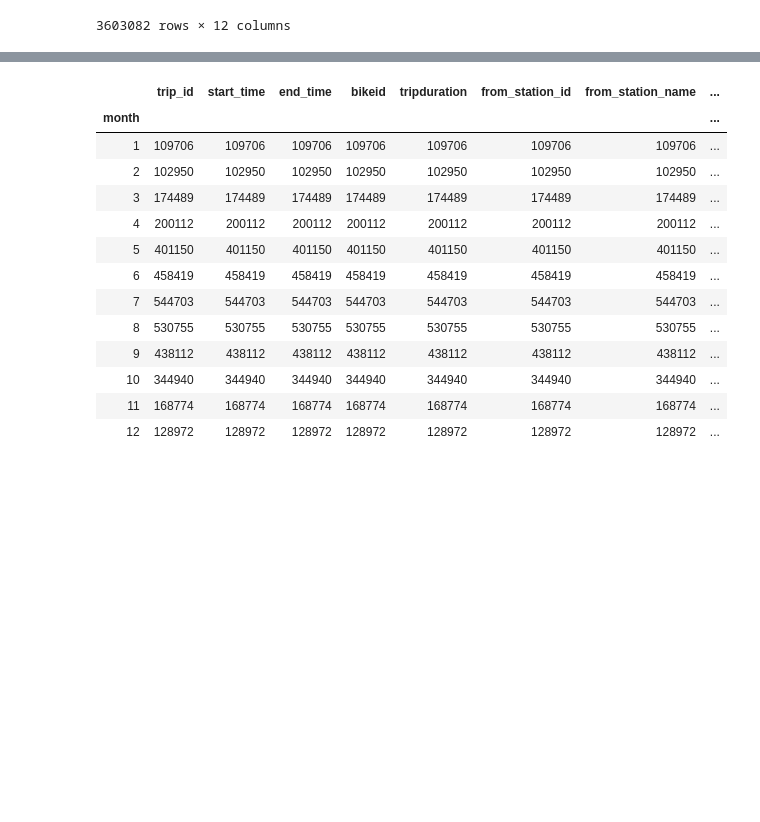
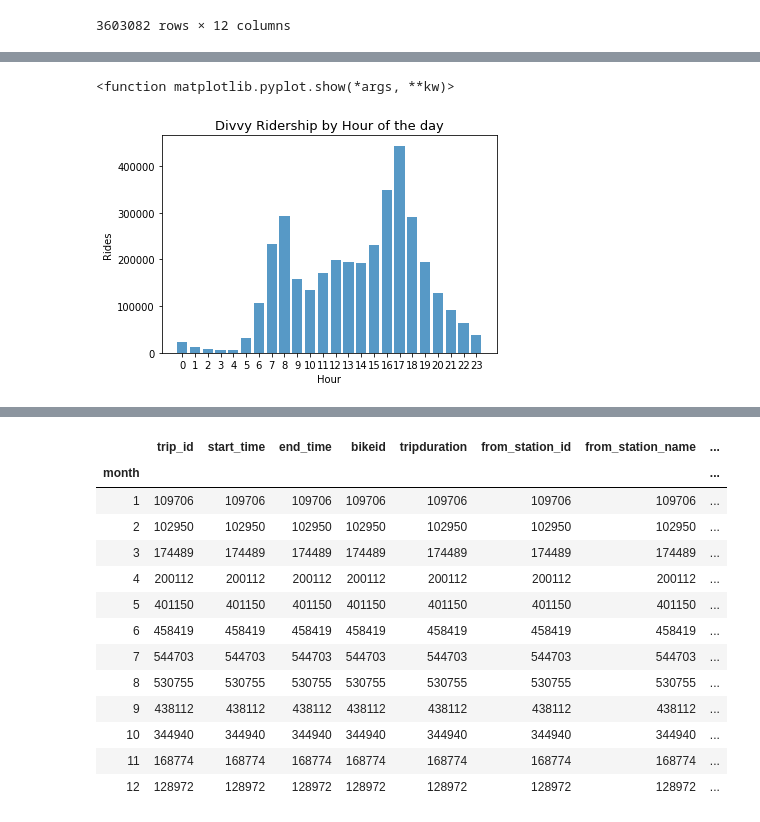
Before and after one commit to AlejandraRosa/Divvy_Project, a Jupyter notebook: Divvy_main.ipynb, the cells around one changed output, grey strips where cells are left out. Cells and saved outputs as stored; diff of their text form; code cells hidden in the pictures; blank space fills up the shorter version.

```diff
--- a/Divvy_main.ipynb
+++ b/Divvy_main.ipynb
@@ -96,3 +91,8 @@ divvy_combined
 #Bar graph visualization by hour
 
 #By understanding the most common times and routes that divvy operates, the City can decide where to add new bike lanes.
+
+
+#divvy_ride = divvy_combined.set_index('start_time')
+divvy_ride = divvy_combined
+divvy_ride
@@ -98,0 +113,7 @@ divvy_combined
+# %%
+divvy_ride['start_time'] = pd.to_datetime(divvy_combined['start_time'])
+divvy_ride['end_time'] = pd.to_datetime(divvy_combined['end_time'])
+# %%
+divvy_ride['hour'] = divvy_combined['start_time'].dt.hour
+divvy_hour = divvy_ride.groupby('hour').count()
+divvy_hour.head()
@@ -99,3 +128,19 @@ divvy_combined
+# %%
+#df['time_hour'] = df['timestamp'].dt.hour
+#divvy_ride['hour'] = pd.DatetimeIndex['divvy_combined'].hour
+
+#Bar graph visualization by hour
+plot_hours=['0','1','2','3','4','5','6','7','8','9','10','11','12','13','14','15','16','17','18','19','20','21','22','23']
+plt.bar(plot_hours, divvy_hour['trip_id'],alpha=0.75)
+plt.title("Divvy Ridership by Hour of the day", fontsize=13)
+plt.xlabel("Hour")
+plt.ylabel("Rides")
+plt.show
+#By understanding the most common times and routes that divvy operates, the City can decide where to add new bike lanes.
+#Resources: https://stackoverflow.com/questions/25129144/pandas-return-hour-from-datetime-column-directly
+# %% [output]
+<function matplotlib.pyplot.show(*args, **kw)>
+[figure, added]
 # %%
 #Question 2 - What are the most used stops?
 
```
Also changed, not shown: parts of 35 cells of this notebook, 1 other file.
